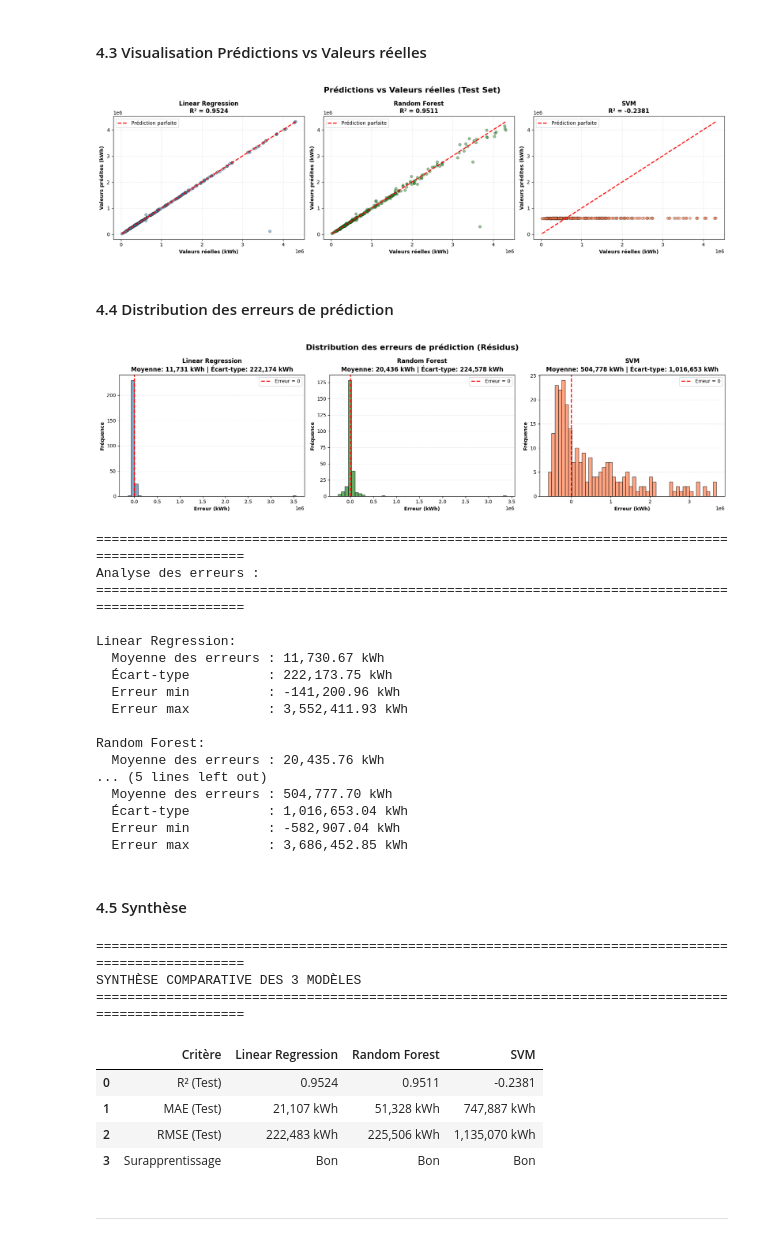
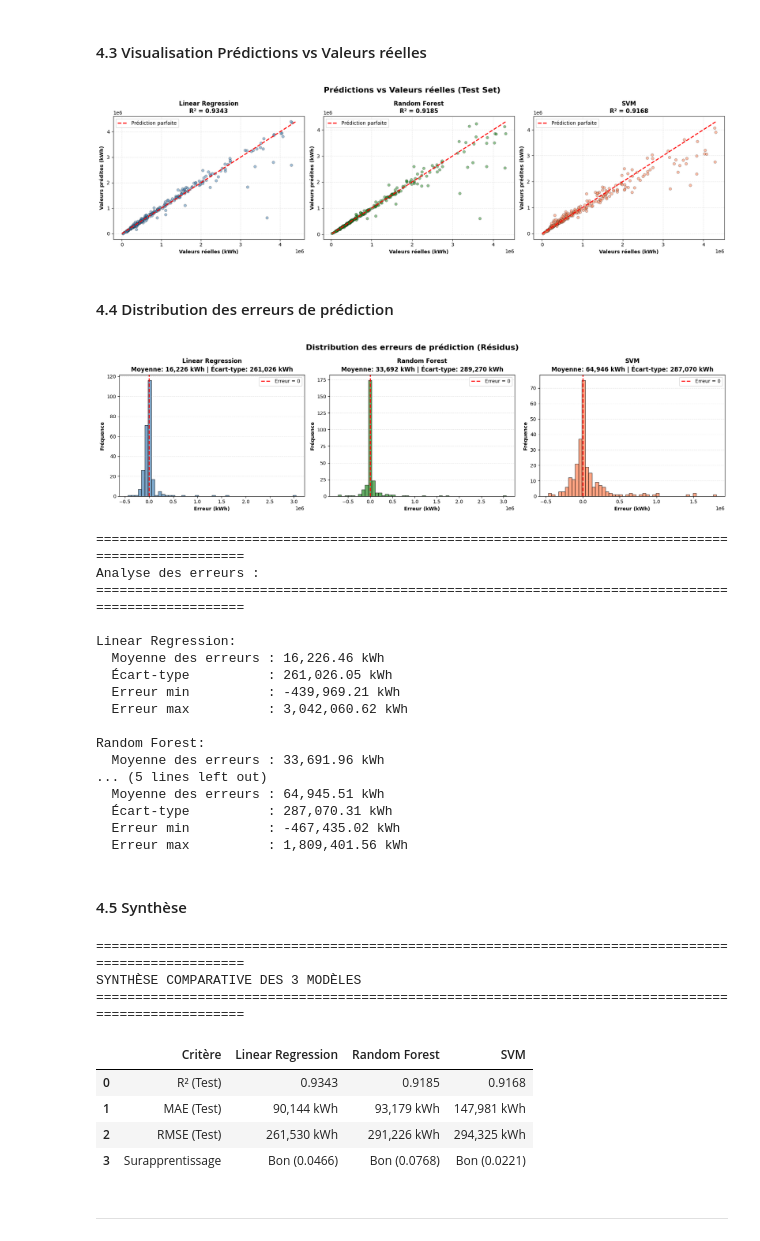
Before and after one commit to merais/formation, a Jupyter notebook: P6_Anticipez_les_besoins_en_consommation_de_batiments_bailleul_aymeric/_projet/ABAI_P6_04_models_comparison.ipynb, the cells around one changed output. Cells and saved outputs as stored; diff of their text form; code cells hidden in the pictures.

```diff
--- a/P6_Anticipez_les_besoins_en_consommation_de_batiments_bailleul_aymeric/_projet/ABAI_P6_04_models_comparison.ipynb
+++ b/P6_Anticipez_les_besoins_en_consommation_de_batiments_bailleul_aymeric/_projet/ABAI_P6_04_models_comparison.ipynb
@@ -424,8 +435,8 @@ Dimensions pour Random Forest :
 # Créer et entraîner le modèle Random Forest
 rf_model = RandomForestRegressor(n_estimators=100, random_state=42, n_jobs=-1)
 
-# Entraîner le modèle sur les données d'entraînement avec y_ravel
-rf_model.fit(X_train_rf, y_train_ravel)
+# Entraîner le modèle sur les données d'entraînement avec y_train_rf
+rf_model.fit(X_train_rf, y_train_rf)
 
 print("=" * 100)
 print("MODÈLE RANDOM FOREST SUR DONNÉES BRUTES - ENTRAÎNÉ")
@@ -448,8 +459,8 @@ for i, row in feature_importance_sorted.head(5).iterrows():
 # Créer et entraîner le modèle Random Forest
 rf_model_scaled = RandomForestRegressor(n_estimators=100, random_state=42, n_jobs=-1)
 
-# Entraîner le modèle sur les données d'entraînement scaled avec y_ravel
-rf_model_scaled.fit(X_train_rf_scaled, y_train_ravel)
+# Entraîner le modèle sur les données d'entraînement scaled avec y_train_rf_scaled
+rf_model_scaled.fit(X_train_rf_scaled, y_train_rf_scaled)
 
 print("\n\n" + "=" * 100)
 print("MODÈLE RANDOM FOREST SUR DONNÉES NORMALISÉES - ENTRAÎNÉ")
@@ -569,14 +580,14 @@ EXEMPLES DE PRÉDICTIONS SUR DONNÉES NORMALISÉES (Test Set)
 # %%
 ################## DONNÉES BRUTES ##################
 # Calculer les métriques pour l'ensemble d'entraînement
-r2_train_rf = r2_score(y_train_ravel, y_train_pred_rf)
-mae_train_rf = mean_absolute_error(y_train_ravel, y_train_pred_rf)
-rmse_train_rf = np.sqrt(mean_squared_error(y_train_ravel, y_train_pred_rf))
+r2_train_rf = r2_score(y_train_rf, y_train_pred_rf)
+mae_train_rf = mean_absolute_error(y_train_rf, y_train_pred_rf)
+rmse_train_rf = np.sqrt(mean_squared_error(y_train_rf, y_train_pred_rf))
 
 # Calculer les métriques pour l'ensemble de test
-r2_test_rf = r2_score(y_test_ravel, y_test_pred_rf)
-mae_test_rf = mean_absolute_error(y_test_ravel, y_test_pred_rf)
-rmse_test_rf = np.sqrt(mean_squared_error(y_test_ravel, y_test_pred_rf))
+r2_test_rf = r2_score(y_test_rf, y_test_pred_rf)
+mae_test_rf = mean_absolute_error(y_test_rf, y_test_pred_rf)
+rmse_test_rf = np.sqrt(mean_squared_error(y_test_rf, y_test_pred_rf))
 
 # Afficher les résultats
 print("=" * 100)
@@ -613,14 +624,14 @@ else:
 
 ################## DONNÉES NORMALISÉES ##################
 # Calculer les métriques pour l'ensemble d'entraînement scaled
-r2_train_rf_scaled = r2_score(y_train_ravel, y_train_pred_rf_scaled)
-mae_train_rf_scaled = mean_absolute_error(y_train_ravel, y_train_pred_rf_scaled)
-rmse_train_rf_scaled = np.sqrt(mean_squared_error(y_train_ravel, y_train_pred_rf_scaled))
+r2_train_rf_scaled = r2_score(y_train_rf_scaled, y_train_pred_rf_scaled)
+mae_train_rf_scaled = mean_absolute_error(y_train_rf_scaled, y_train_pred_rf_scaled)
+rmse_train_rf_scaled = np.sqrt(mean_squared_error(y_train_rf_scaled, y_train_pred_rf_scaled))
 
 # Calculer les métriques pour l'ensemble de test
-r2_test_rf_scaled = r2_score(y_test_ravel, y_test_pred_rf_scaled)
-mae_test_rf_scaled = mean_absolute_error(y_test_ravel, y_test_pred_rf_scaled)
-rmse_test_rf_scaled = np.sqrt(mean_squared_error(y_test_ravel, y_test_pred_rf_scaled))
+r2_test_rf_scaled = r2_score(y_test_rf_scaled, y_test_pred_rf_scaled)
+mae_test_rf_scaled = mean_absolute_error(y_test_rf_scaled, y_test_pred_rf_scaled)
+rmse_test_rf_scaled = np.sqrt(mean_squared_error(y_test_rf_scaled, y_test_pred_rf_scaled))
 
 # Afficher les résultats
 print("\n\n" + "=" * 100)
@@ -749,7 +761,8 @@ Dimensions pour SVM (données scaled uniquement) :
 #### 3.1 Entraînement du modèle SVM
 # %%
 # Créer et entraîner le modèle SVM avec un noyau RBF (Radial Basis Function)
-svm_model = SVR(kernel='rbf', C=100, gamma='scale', epsilon=0.1)
+#svm_model = SVR(kernel='linear', C=100, epsilon=50000)
+svm_model = SVR(kernel='linear', C=1000)
 
 # Entraîner le modèle sur les données d'entraînement scaled avec y_ravel
 svm_model.fit(X_train_svm, y_train_svm)
@@ -1053,7 +1066,7 @@ fig.suptitle('Prédictions vs Valeurs réelles (Test Set)', fontsize=16, fontwei
 # Données pour les scatter plots
 models_pred = [
     ('Linear Regression', y_test.values.flatten(), y_test_pred_lr, 'steelblue'),
-    ('Random Forest', y_test_ravel, y_test_pred_rf, 'forestgreen'),
+    ('Random Forest', y_test_rf, y_test_pred_rf, 'forestgreen'),
     ('SVM', y_test_svm, y_test_pred_svm, 'coral')
 ]
 
@@ -1085,7 +1098,7 @@ for idx, (model_name, y_true, y_pred, color) in enumerate(models_pred):
 plt.tight_layout()
 plt.show()
 # %% [output]
-[figure, old version]
+[figure, new version]
 # %% [markdown]
 #### 4.4 Distribution des erreurs de prédiction
 # %%
@@ -1095,7 +1108,7 @@ fig.suptitle('Distribution des erreurs de prédiction (Résidus)', fontsize=16,
 
 # Calculer les erreurs pour chaque modèle (aplatir pour avoir des tableaux 1D)
 errors_lr = (y_test.values.flatten() - y_test_pred_lr.flatten())
-errors_rf = (y_test_ravel - y_test_pred_rf.flatten())
+errors_rf = (y_test_rf - y_test_pred_rf.flatten())
 errors_svm = (y_test_svm - y_test_pred_svm.flatten())
 
 errors_data = [
@@ -1109,51 +1122,51 @@ for idx, (model_name, errors, color) in enumerate(errors_data):
 
     # Histogramme des erreurs
     ax.hist(errors, bins=50, alpha=0.7, color=color, edgecolor='black')
 
     # Ligne verticale à 0 (erreur nulle)
     ax.axvline(x=0, color='red', linestyle='--', linewidth=2, label='Erreur = 0')
 
     # Statistiques
     mean_error = errors.mean()
     std_error = errors.std()
 
     ax.set_xlabel('Erreur (kWh)', fontweight='bold')
     ax.set_ylabel('Fréquence', fontweight='bold')
     ax.set_title(f'{model_name}\nMoyenne: {mean_error:,.0f} kWh | Écart-type: {std_error:,.0f} kWh', fontweight='bold')
     ax.legend()
     ax.grid(axis='y', alpha=0.3, linestyle='--')
 
 plt.tight_layout()
 plt.show()
 
 print("=" * 100)
 print("Analyse des erreurs :")
 print("=" * 100)
 for model_name, errors, _ in errors_data:
     print(f"\n{model_name}:")
     print(f"  Moyenne des erreurs : {errors.mean():,.2f} kWh")
     print(f"  Écart-type          : {errors.std():,.2f} kWh")
     print(f"  Erreur min          : {errors.min():,.2f} kWh")
     print(f"  Erreur max          : {errors.max():,.2f} kWh")
 # %% [output]
-[figure, old version]
+[figure, new version]
 ====================================================================================================
 Analyse des erreurs :
 ====================================================================================================
 
 Linear Regression:
-  Moyenne des erreurs : 11,730.67 kWh
-  Écart-type          : 222,173.75 kWh
-  Erreur min          : -141,200.96 kWh
-  Erreur max          : 3,552,411.93 kWh
+  Moyenne des erreurs : 16,226.46 kWh
+  Écart-type          : 261,026.05 kWh
+  Erreur min          : -439,969.21 kWh
+  Erreur max          : 3,042,060.62 kWh
 
 Random Forest:
-  Moyenne des erreurs : 20,435.76 kWh
+  Moyenne des erreurs : 33,691.96 kWh
 ... (5 lines left out)
-  Moyenne des erreurs : 504,777.70 kWh
-  Écart-type          : 1,016,653.04 kWh
-  Erreur min          : -582,907.04 kWh
-  Erreur max          : 3,686,452.85 kWh
+  Moyenne des erreurs : 64,945.51 kWh
+  Écart-type          : 287,070.31 kWh
+  Erreur min          : -467,435.02 kWh
+  Erreur max          : 1,809,401.56 kWh
 # %% [markdown]
 #### 4.5 Synthèse
 # %%
@@ -1173,19 +1186,19 @@ synthesis_data = {
         f'{r2_test_lr:.4f}',
         f'{mae_test_lr:,.0f} kWh',
         f'{rmse_test_lr:,.0f} kWh',
-        'Bon' if diff_r2 <= 0.1 else 'Attention'
+        f'{"Bon" if diff_r2 <= 0.1 else "Attention"} ({diff_r2:.4f})'
     ],
     'Random Forest': [
         f'{r2_test_rf:.4f}',
         f'{mae_test_rf:,.0f} kWh',
         f'{rmse_test_rf:,.0f} kWh',
-        'Bon' if diff_r2_rf <= 0.1 else 'Attention'
+        f'{"Bon" if diff_r2_rf <= 0.1 else "Attention"} ({diff_r2_rf:.4f})'
     ],
     'SVM': [
         f'{r2_test_svm:.4f}',
         f'{mae_test_svm:,.0f} kWh',
         f'{rmse_test_svm:,.0f} kWh',
-        'Bon' if diff_r2_svm <= 0.1 else 'Attention'
+        f'{"Bon" if diff_r2_svm <= 0.1 else "Attention"} ({diff_r2_svm:.4f})'
     ]
 }
 
@@ -1196,10 +1209,10 @@ display(df_synthesis)
 SYNTHÈSE COMPARATIVE DES 3 MODÈLES
 ====================================================================================================
 |  | Critère | Linear Regression | Random Forest | SVM |
-| 0 | R² (Test) | 0.9524 | 0.9511 | -0.2381 |
-| 1 | MAE (Test) | 21,107 kWh | 51,328 kWh | 747,887 kWh |
-| 2 | RMSE (Test) | 222,483 kWh | 225,506 kWh | 1,135,070 kWh |
-| 3 | Surapprentissage | Bon | Bon | Bon |
+| 0 | R² (Test) | 0.9343 | 0.9185 | 0.9168 |
+| 1 | MAE (Test) | 90,144 kWh | 93,179 kWh | 147,981 kWh |
+| 2 | RMSE (Test) | 261,530 kWh | 291,226 kWh | 294,325 kWh |
+| 3 | Surapprentissage | Bon (0.0466) | Bon (0.0768) | Bon (0.0221) |
 # %% [markdown]
 ---
 # %% [markdown]
```
Also changed, not shown: parts of 17 cells of this notebook, 3 other files.
